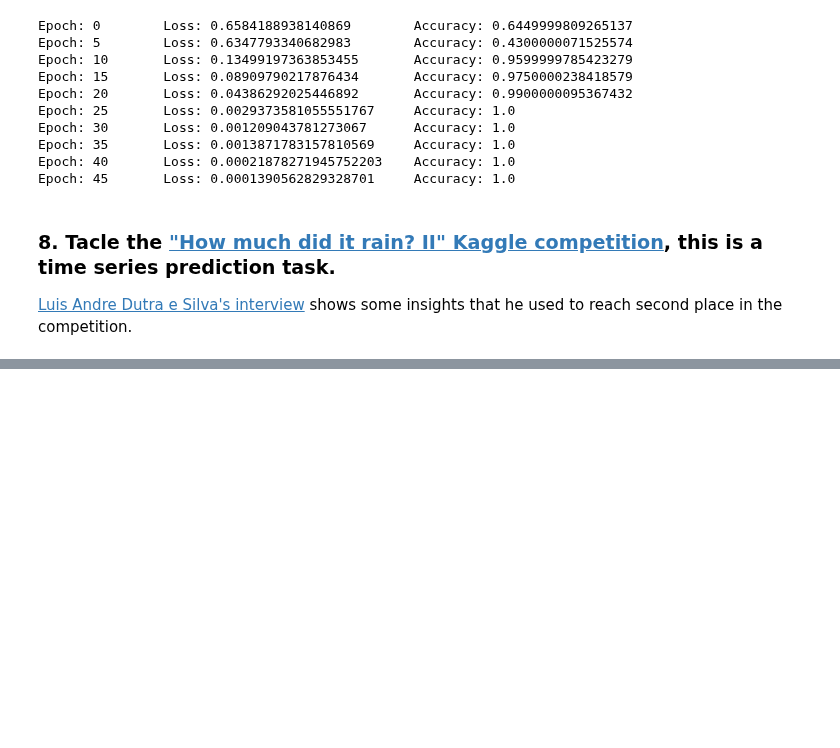
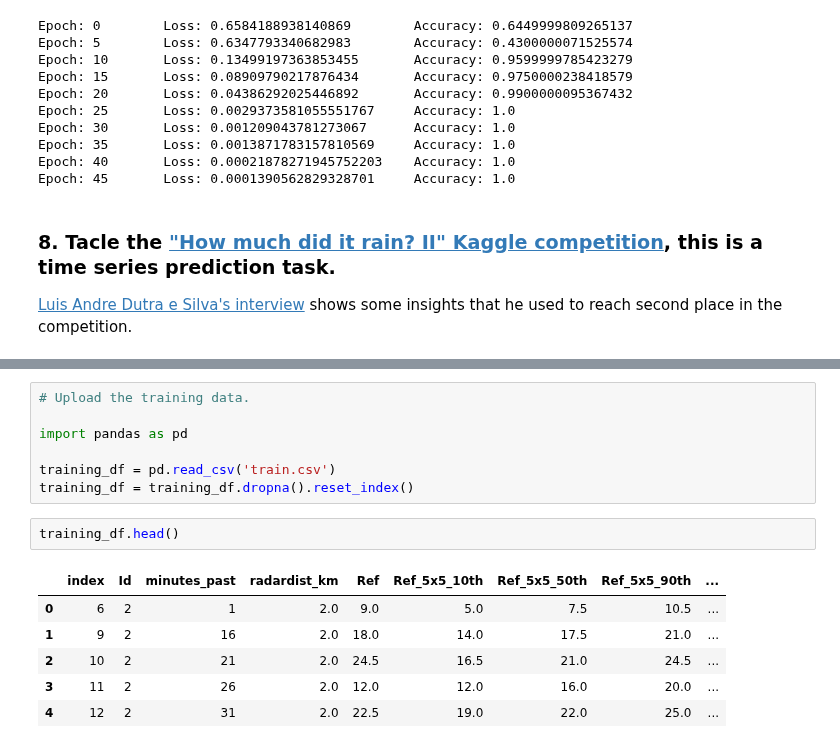
Before and after one commit to DCtheTall/hands-on-machine-learning, a Jupyter notebook: chapter14/Exercises.ipynb, the cells around one changed output, grey strips where cells are left out. Drawn from its saved outputs; the diff is of its cells as text; blank space fills up the shorter version.

```diff
--- a/chapter14/Exercises.ipynb
+++ b/chapter14/Exercises.ipynb
@@ -278,0 +295,16 @@ Epoch: 45       Loss: 0.0001390562829328701     Accuracy: 1.0
+# %%
+# Upload the training data.
+
+import pandas as pd
+
+training_df = pd.read_csv('train.csv')
+training_df = training_df.dropna().reset_index()
+# %%
+training_df.head()
+# %% [output]
+|  | index | Id | minutes_past | radardist_km | Ref | Ref_5x5_10th | Ref_5x5_50th | Ref_5x5_90th | ... |
+| 0 | 6 | 2 | 1 | 2.0 | 9.0 | 5.0 | 7.5 | 10.5 | ... |
+| 1 | 9 | 2 | 16 | 2.0 | 18.0 | 14.0 | 17.5 | 21.0 | ... |
+| 2 | 10 | 2 | 21 | 2.0 | 24.5 | 16.5 | 21.0 | 24.5 | ... |
+| 3 | 11 | 2 | 26 | 2.0 | 12.0 | 12.0 | 16.0 | 20.0 | ... |
+| 4 | 12 | 2 | 31 | 2.0 | 22.5 | 19.0 | 22.0 | 25.0 | ... |
```
Also changed, not shown: parts of 10 cells of this notebook.
